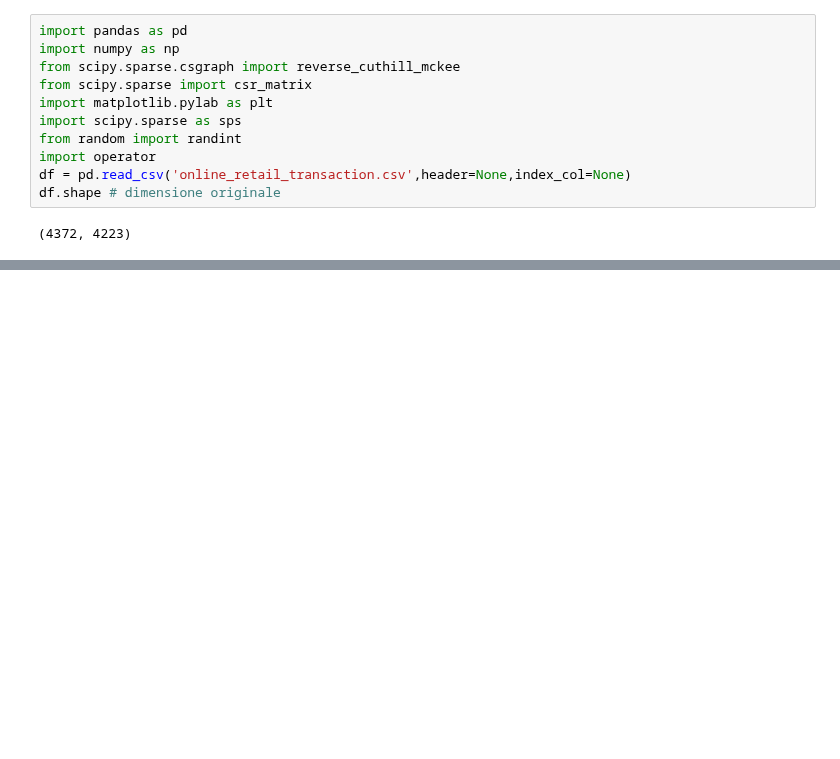
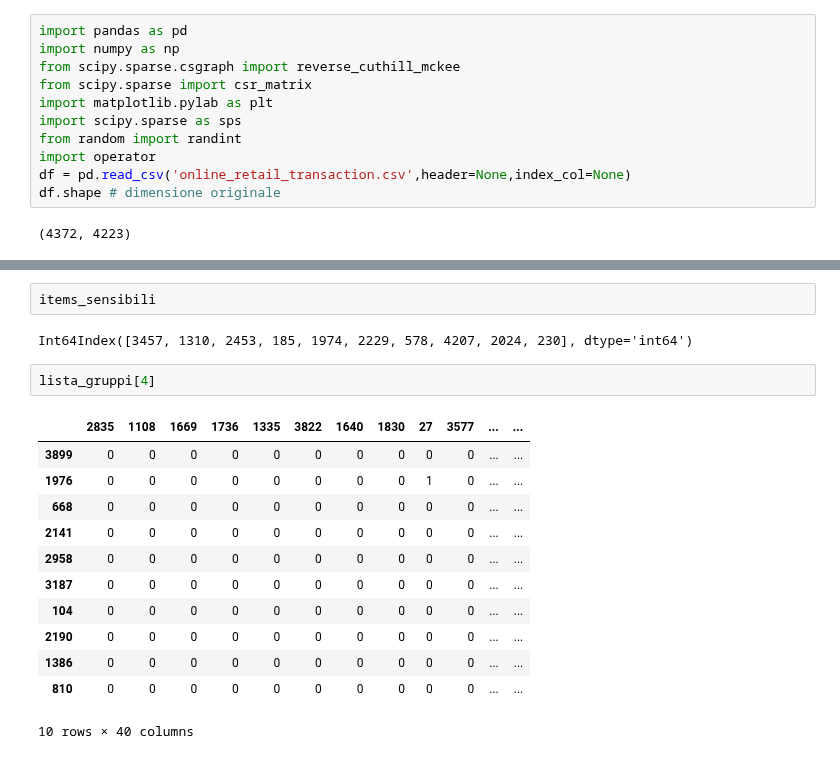
Before and after one commit to Dado1513/transactionalDataCAHD, a Jupyter notebook: rcm_with_function.ipynb, the cells around one changed output, grey strips where cells are left out. Cells and saved outputs as stored; diff of their text form; blank space fills up the shorter version.

```diff
--- a/rcm_with_function.ipynb
+++ b/rcm_with_function.ipynb
@@ -354,0 +381,19 @@ lista
+# %%
+items_sensibili
+# %% [output]
+Int64Index([3457, 1310, 2453, 185, 1974, 2229, 578, 4207, 2024, 230], dtype='int64')
+# %%
+lista_gruppi[4]
+# %% [output]
+|  | 2835 | 1108 | 1669 | 1736 | 1335 | 3822 | 1640 | 1830 | 27 | 3577 | ... | ... |
+| 3899 | 0 | 0 | 0 | 0 | 0 | 0 | 0 | 0 | 0 | 0 | ... | ... |
+| 1976 | 0 | 0 | 0 | 0 | 0 | 0 | 0 | 0 | 1 | 0 | ... | ... |
+| 668 | 0 | 0 | 0 | 0 | 0 | 0 | 0 | 0 | 0 | 0 | ... | ... |
+| 2141 | 0 | 0 | 0 | 0 | 0 | 0 | 0 | 0 | 0 | 0 | ... | ... |
+| 2958 | 0 | 0 | 0 | 0 | 0 | 0 | 0 | 0 | 0 | 0 | ... | ... |
+| 3187 | 0 | 0 | 0 | 0 | 0 | 0 | 0 | 0 | 0 | 0 | ... | ... |
+| 104 | 0 | 0 | 0 | 0 | 0 | 0 | 0 | 0 | 0 | 0 | ... | ... |
+| 2190 | 0 | 0 | 0 | 0 | 0 | 0 | 0 | 0 | 0 | 0 | ... | ... |
+| 1386 | 0 | 0 | 0 | 0 | 0 | 0 | 0 | 0 | 0 | 0 | ... | ... |
+| 810 | 0 | 0 | 0 | 0 | 0 | 0 | 0 | 0 | 0 | 0 | ... | ... |
+10 rows × 40 columns
```
Also changed, not shown: parts of 6 cells of this notebook.
